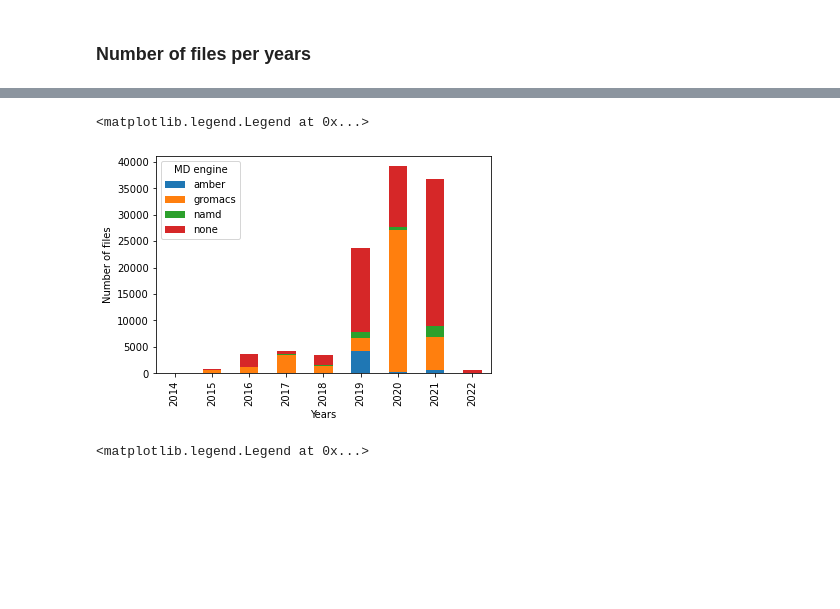
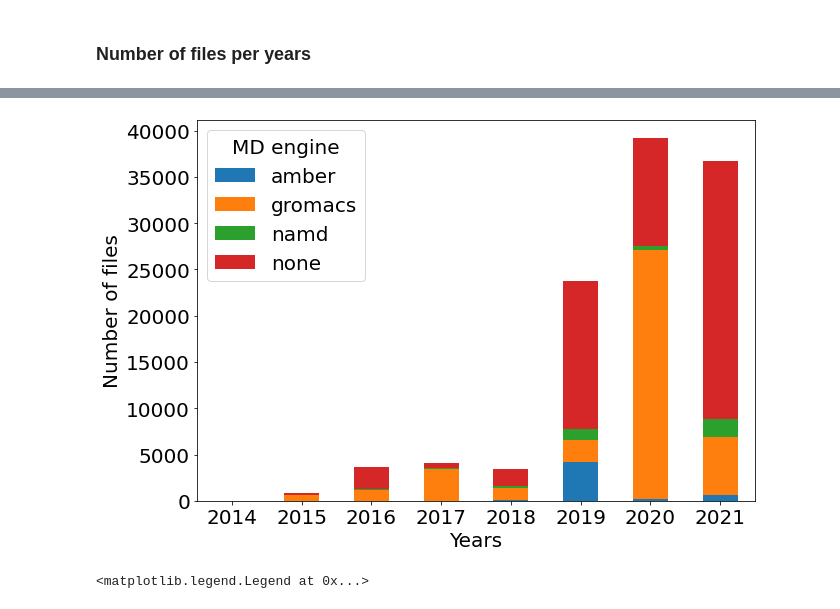
Before and after one commit to MDverse/mdws, a Jupyter notebook: notebooks/analyze_zenodo.ipynb, the cells around one changed output, grey strips where cells are left out. Drawn from its saved outputs; the diff is of its cells as text; code cells hidden in the pictures; blank space fills up the shorter version.

```diff
--- a/notebooks/analyze_zenodo.ipynb
+++ b/notebooks/analyze_zenodo.ipynb
@@ -6,6 +6,8 @@
 import matplotlib.pyplot as plt
 import pandas as pd
 import yaml
+
+plt.rcParams.update({'font.size': 20})
 # %% [markdown]
 ## Load data
 # %%
@@ -176,8 +178,8 @@ Name: category, dtype: int64
 # %% [markdown]
 ## Extract year from date
 # %%
-tab["years"] = tab["date_creation"].apply(lambda x: int(x[:4]))
-datasets["years"] = datasets["date_creation"].apply(lambda x: int(x[:4]))
+tab["year"] = tab["date_creation"].apply(lambda x: int(x[:4]))
+datasets["year"] = datasets["date_creation"].apply(lambda x: int(x[:4]))
 # %% [markdown]
 ## Available mdp and gro files to download
 # %%
@@ -258,12 +276,17 @@ Text(0, 0.5, 'Number of files')
 # %%
-tab.groupby(["years", "engine_MD"]).size().unstack().plot(kind="bar", stacked=True)
+(tab
+ .query("year != 2022")
+ .groupby(["year", "engine_MD"])
+ .size().unstack()
+ .plot(kind="bar", stacked=True, figsize=(10,7))
+)
 plt.xlabel("Years")
+plt.xticks(rotation=0)
 plt.ylabel("Number of files")
 plt.legend(title="MD engine")
-# plt.savefig("Number_of_files_per_years_with_categories.png")
+plt.savefig("number_of_files_per_years_per_MD_engines.png", dpi=300, bbox_inches="tight")
 # %% [output]
-<matplotlib.legend.Legend at 0x...>
-[figure, old version]
+[figure, new version]
 # %%
 tab[tab["engine_MD"] != "none"].groupby(["years", "engine_MD"]).size().unstack().plot(kind="bar", stacked=True)
 plt.xlabel("Years")
```
Also changed, not shown: parts of 6 cells of this notebook.
